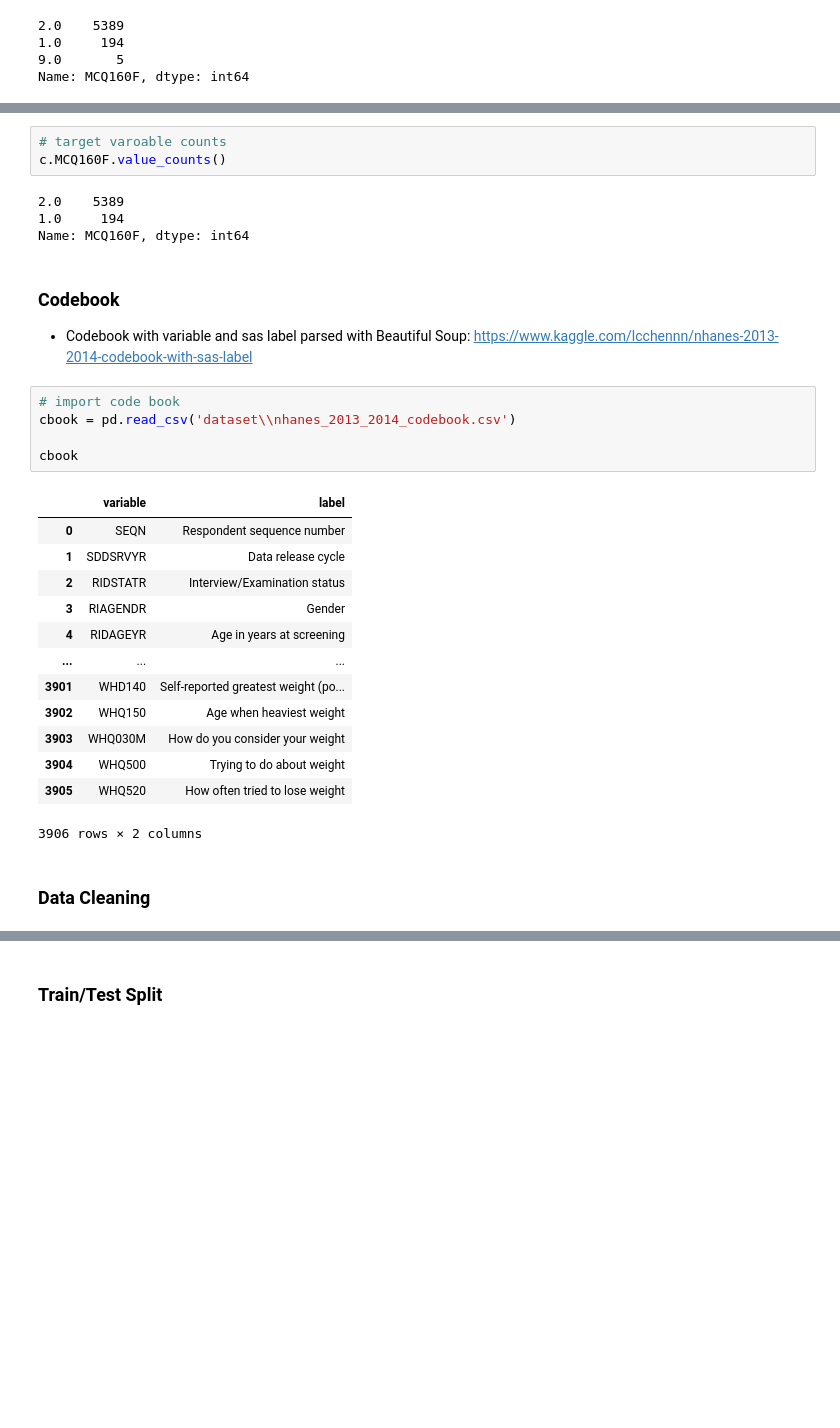
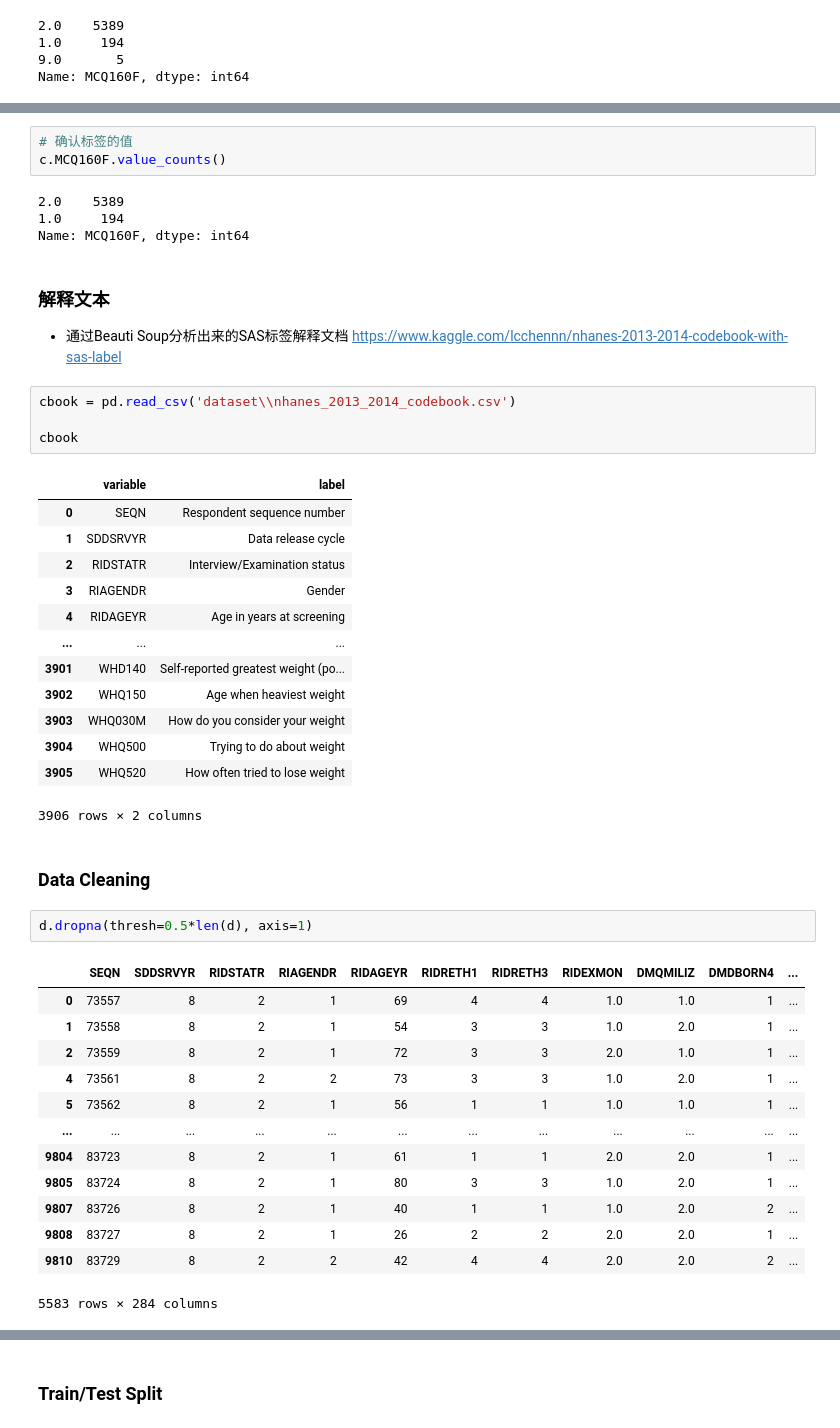
Before and after one commit to bencyq/data_mining, a Jupyter notebook: 大作业/stroke-prediction-using-machine-learning.ipynb, the cells around one changed output, grey strips where cells are left out. Saved outputs shown, nothing was run; the diff lists cells and outputs as text; blank space fills up the shorter version.

```diff
--- a/大作业/stroke-prediction-using-machine-learning.ipynb
+++ b/大作业/stroke-prediction-using-machine-learning.ipynb
@@ -143,18 +138,17 @@ min         1.000000
 max         2.000000
 Name: MCQ160F, dtype: float64
 # %%
-# target varoable counts
+# 确认标签的值
 c.MCQ160F.value_counts()
 # %% [output]
 2.0    5389
 1.0     194
 Name: MCQ160F, dtype: int64
 # %% [markdown]
-### Codebook
-- Codebook with variable and sas label parsed with Beautiful Soup:
+### 解释文本
+- 通过Beauti Soup分析出来的SAS标签解释文档
 https://www.kaggle.com/lcchennn/nhanes-2013-2014-codebook-with-sas-label
 # %%
-# import code book
 cbook = pd.read_csv('dataset\\nhanes_2013_2014_codebook.csv')
 
 cbook
@@ -174,4 +168,20 @@ cbook
 3906 rows × 2 columns
 # %% [markdown]
 ### Data Cleaning
+# %%
+d.dropna(thresh=0.5*len(d), axis=1)
+# %% [output]
+|  | SEQN | SDDSRVYR | RIDSTATR | RIAGENDR | RIDAGEYR | RIDRETH1 | RIDRETH3 | RIDEXMON | DMQMILIZ | DMDBORN4 | ... |
+| 0 | 73557 | 8 | 2 | 1 | 69 | 4 | 4 | 1.0 | 1.0 | 1 | ... |
+| 1 | 73558 | 8 | 2 | 1 | 54 | 3 | 3 | 1.0 | 2.0 | 1 | ... |
+| 2 | 73559 | 8 | 2 | 1 | 72 | 3 | 3 | 2.0 | 1.0 | 1 | ... |
+| 4 | 73561 | 8 | 2 | 2 | 73 | 3 | 3 | 1.0 | 2.0 | 1 | ... |
+| 5 | 73562 | 8 | 2 | 1 | 56 | 1 | 1 | 1.0 | 1.0 | 1 | ... |
+| ... | ... | ... | ... | ... | ... | ... | ... | ... | ... | ... | ... |
+| 9804 | 83723 | 8 | 2 | 1 | 61 | 1 | 1 | 2.0 | 2.0 | 1 | ... |
+| 9805 | 83724 | 8 | 2 | 1 | 80 | 3 | 3 | 1.0 | 2.0 | 1 | ... |
+| 9807 | 83726 | 8 | 2 | 1 | 40 | 1 | 1 | 1.0 | 2.0 | 2 | ... |
+| 9808 | 83727 | 8 | 2 | 1 | 26 | 2 | 2 | 2.0 | 2.0 | 1 | ... |
+| 9810 | 83729 | 8 | 2 | 2 | 42 | 4 | 4 | 2.0 | 2.0 | 2 | ... |
+5583 rows × 284 columns
 # %%
```
Also changed, not shown: parts of 41 cells of this notebook, 4 other files.
